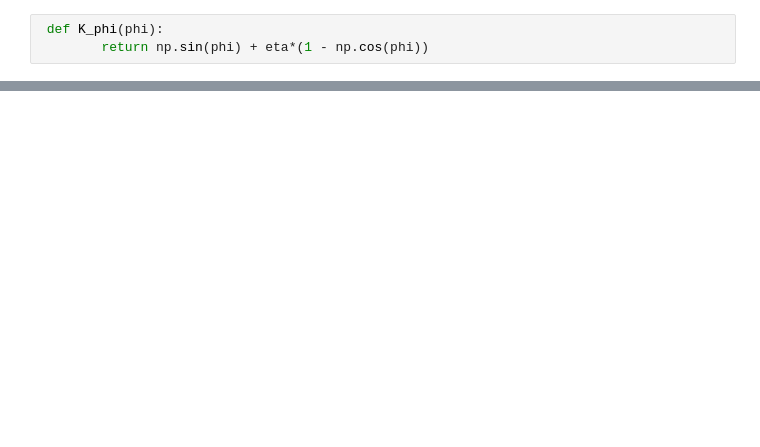
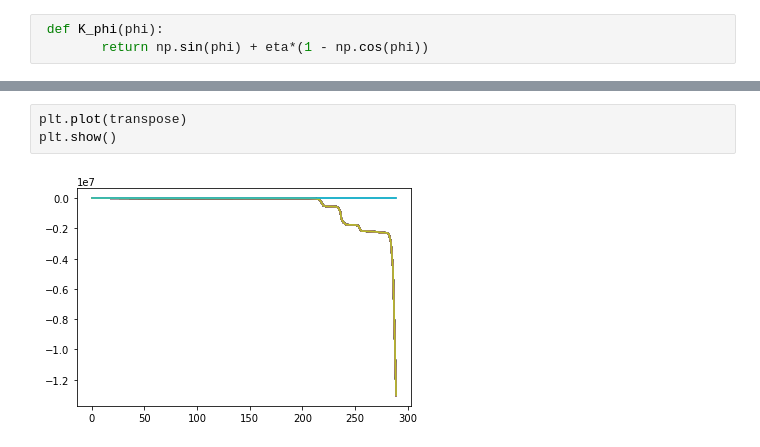
Before and after one commit to TJLeonardi/phase_waves, a Jupyter notebook: 1D_kuramoto.ipynb, the cells around one changed output, grey strips where cells are left out. Saved outputs shown, nothing was run; the diff lists cells and outputs as text; blank space fills up the shorter version.

```diff
--- a/1D_kuramoto.ipynb
+++ b/1D_kuramoto.ipynb
@@ -92,3 +125,8 @@ plt.plot(eg.theta[:-1])
+# %%
+plt.plot(transpose)
+plt.show()
+# %% [output]
+[figure, added]
 # %%
 eg.find_dt_theta()
 plt.plot(eg.v[1:-2])
```
Also changed, not shown: parts of 12 cells of this notebook.
